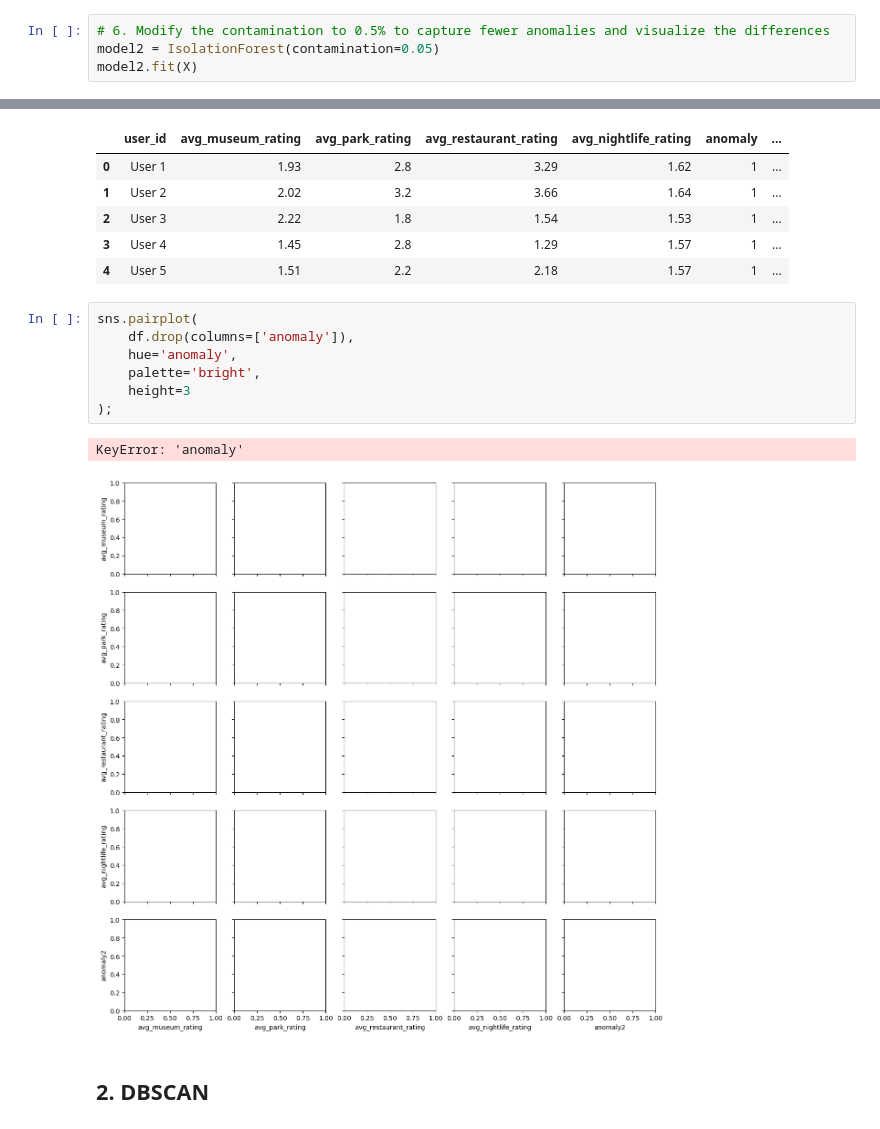
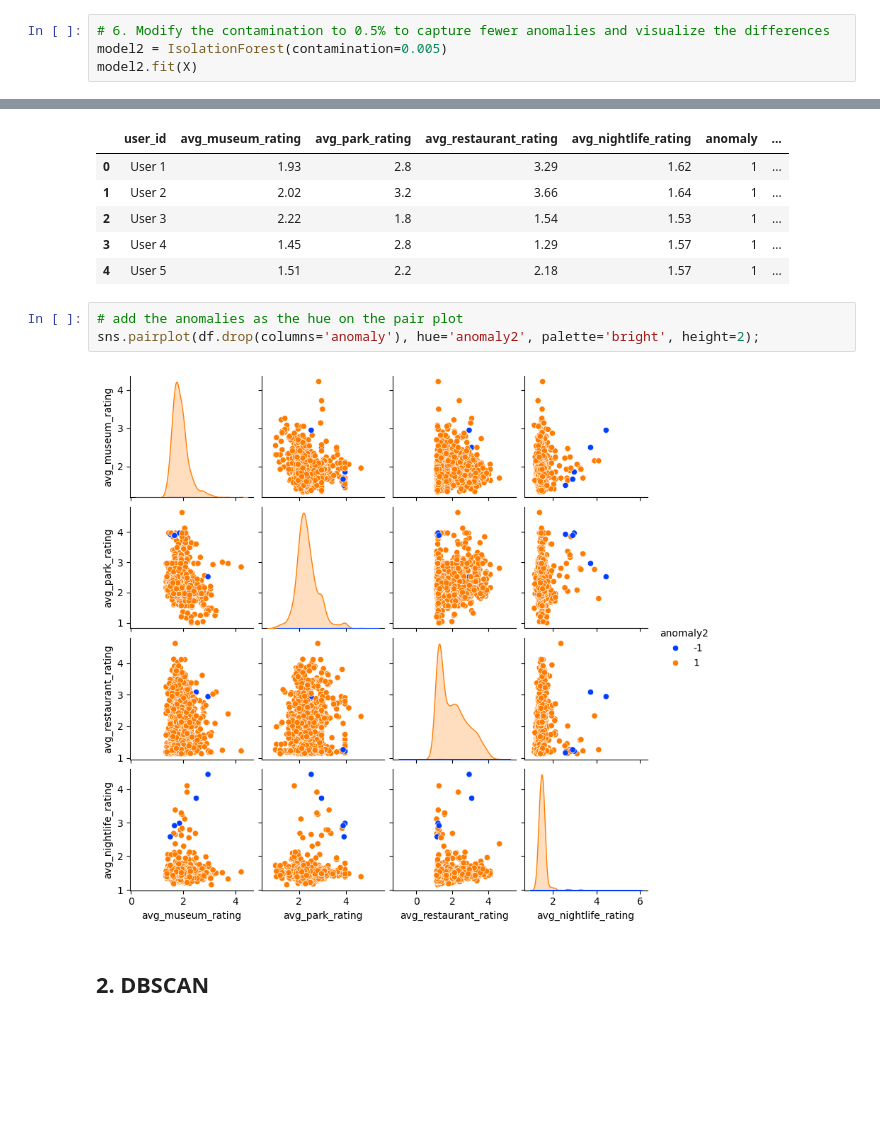
Before and after one commit to Camiloesp/PythonDataScience_UnsupervisedML, a Jupyter notebook: Course Assignment Notebooks/section06_anomaly_detection_assignments.ipynb, the cells around one changed output, grey strips where cells are left out. Cells and saved outputs as stored; diff of their text form; blank space fills up the shorter version.

```diff
--- a/Course Assignment Notebooks/section06_anomaly_detection_assignments.ipynb
+++ b/Course Assignment Notebooks/section06_anomaly_detection_assignments.ipynb
@@ -84,6 +84,6 @@ sns.pairplot(
 # nightlife people hate our town for activities
 # %%
 # 6. Modify the contamination to 0.5% to capture fewer anomalies and visualize the differences
-model2 = IsolationForest(contamination=0.05)
+model2 = IsolationForest(contamination=0.005)
 model2.fit(X)
 # %% [output]
@@ -99,15 +99,10 @@ df.head()
 | 3 | User 4 | 1.45 | 2.8 | 1.29 | 1.57 | 1 | ... |
 | 4 | User 5 | 1.51 | 2.2 | 2.18 | 1.57 | 1 | ... |
 # %%
-sns.pairplot(
-    df.drop(columns=['anomaly']),
-    hue='anomaly',
-    palette='bright',
-    height=3
-);
+# add the anomalies as the hue on the pair plot
+sns.pairplot(df.drop(columns='anomaly'), hue='anomaly2', palette='bright', height=2);
 # %% [output]
-KeyError: 'anomaly'
-[figure, old version]
+[figure, new version]
 # %% [markdown]
 ## 2. DBSCAN
 # %%
```
Also changed, not shown: parts of 12 cells of this notebook, 1 other file.
